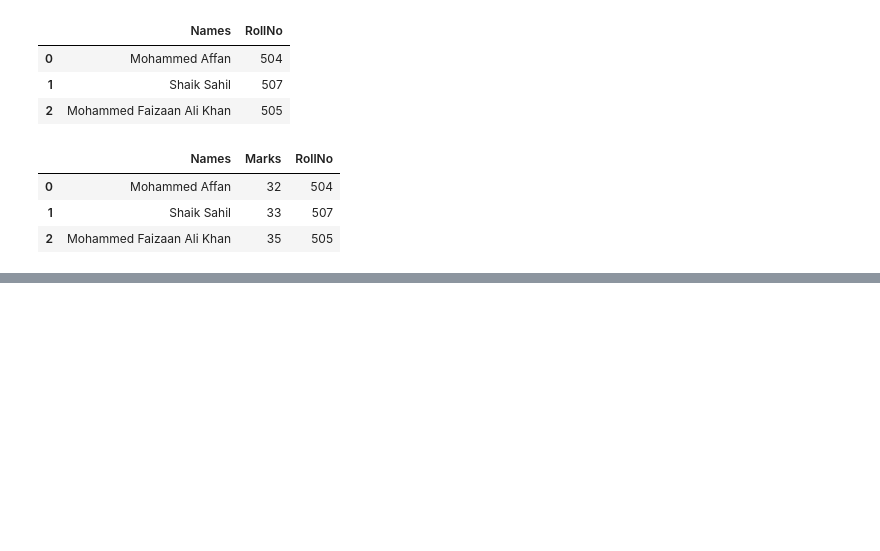
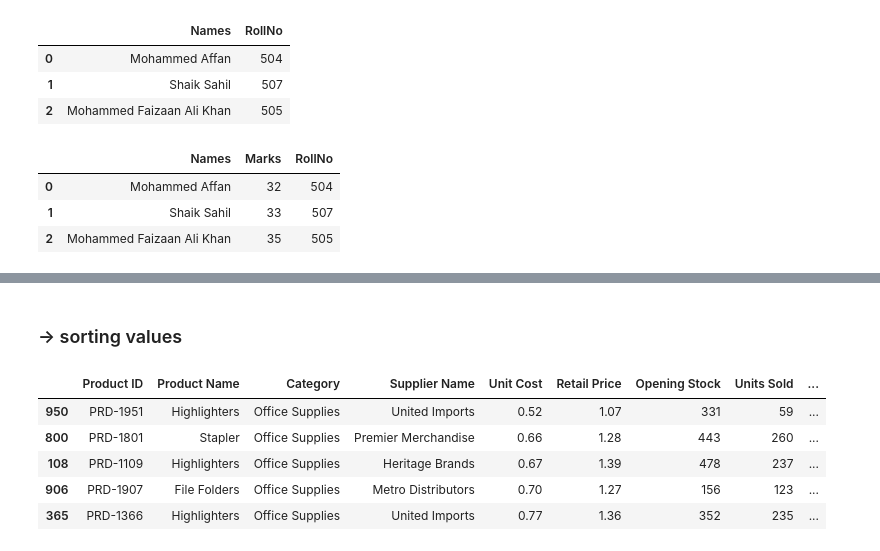
Before and after one commit to MohdAffan27/AI-Learning-Journey, a Jupyter notebook: 03_PANDAS/PandasTutorial.ipynb, the cells around one changed output, grey strips where cells are left out. Drawn from its saved outputs; the diff is of its cells as text; code cells hidden in the pictures; blank space fills up the shorter version.

```diff
--- a/03_PANDAS/PandasTutorial.ipynb
+++ b/03_PANDAS/PandasTutorial.ipynb
@@ -314,0 +344,11 @@ pd.merge(df1,df2,on="Names")
+# %% [markdown]
+### -> sorting values
+# %%
+df3.sort_values("Unit Cost").head()
+# %% [output]
+|  | Product ID | Product Name | Category | Supplier Name | Unit Cost | Retail Price | Opening Stock | Units Sold | ... |
+| 950 | PRD-1951 | Highlighters | Office Supplies | United Imports | 0.52 | 1.07 | 331 | 59 | ... |
+| 800 | PRD-1801 | Stapler | Office Supplies | Premier Merchandise | 0.66 | 1.28 | 443 | 260 | ... |
+| 108 | PRD-1109 | Highlighters | Office Supplies | Heritage Brands | 0.67 | 1.39 | 478 | 237 | ... |
+| 906 | PRD-1907 | File Folders | Office Supplies | Metro Distributors | 0.70 | 1.27 | 156 | 123 | ... |
+| 365 | PRD-1366 | Highlighters | Office Supplies | United Imports | 0.77 | 1.36 | 352 | 235 | ... |
```
Also changed, not shown: parts of 5 cells of this notebook.
